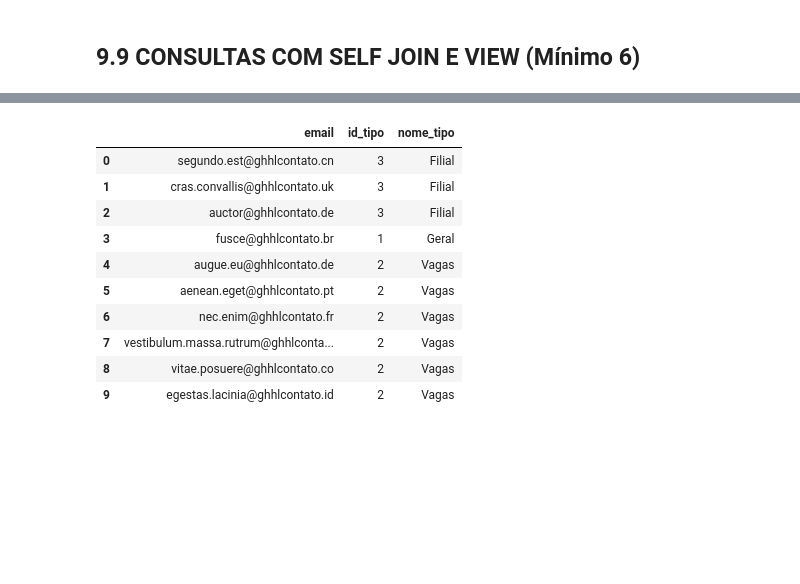
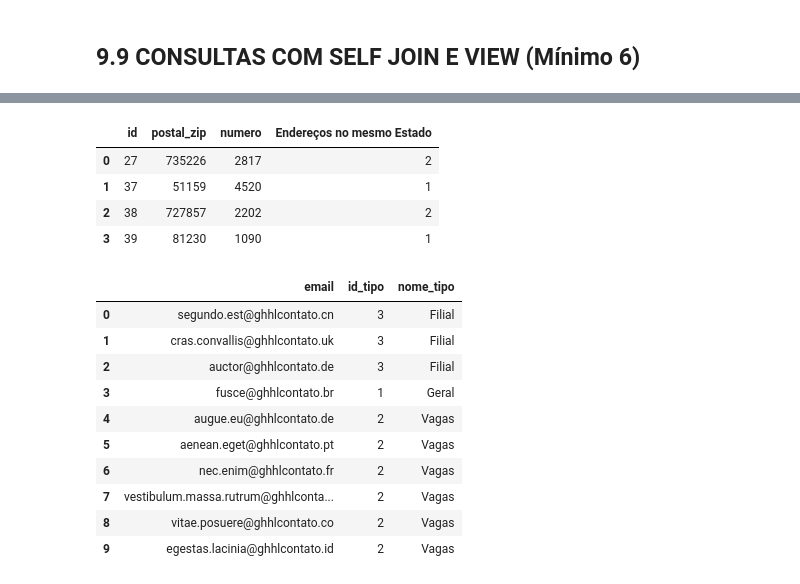
Before and after one commit to MateusLannes/Trabalho_BD1_2022, a Jupyter notebook: Files/ColabGHHL_Contrat.ipynb, the cells around one changed output, grey strips where cells are left out. Cells and saved outputs as stored; diff of their text form; code cells hidden in the pictures; blank space fills up the shorter version.

```diff
--- a/Files/ColabGHHL_Contrat.ipynb
+++ b/Files/ColabGHHL_Contrat.ipynb
@@ -1417,3 +1448,19 @@ res
+# %%
+# quantidade de enderecos no mesmo estado que endereços Mexicanos
+res = pd.read_sql_query("""
+select e.id, e.postal_zip, e.numero, count(em.id) as "Endereços no mesmo Estado"
+FROM endereco as  e join endereco as em
+on(e.fk_estado_id=em.fk_estado_id)
+where e.fk_pais_id=7
+group by e.id;
+""",conn)
+res
+# %% [output]
+|  | id | postal_zip | numero | Endereços no mesmo Estado |
+| 0 | 27 | 735226 | 2817 | 2 |
+| 1 | 37 | 51159 | 4520 | 1 |
+| 2 | 38 | 727857 | 2202 | 2 |
+| 3 | 39 | 81230 | 1090 | 1 |
 # %%
 #mostra os emails dos gestores e o tipo das filiais que estão
 res = pd.read_sql_query("""create view gestor_email as
```
Also changed, not shown: parts of 1 cell of this notebook.
